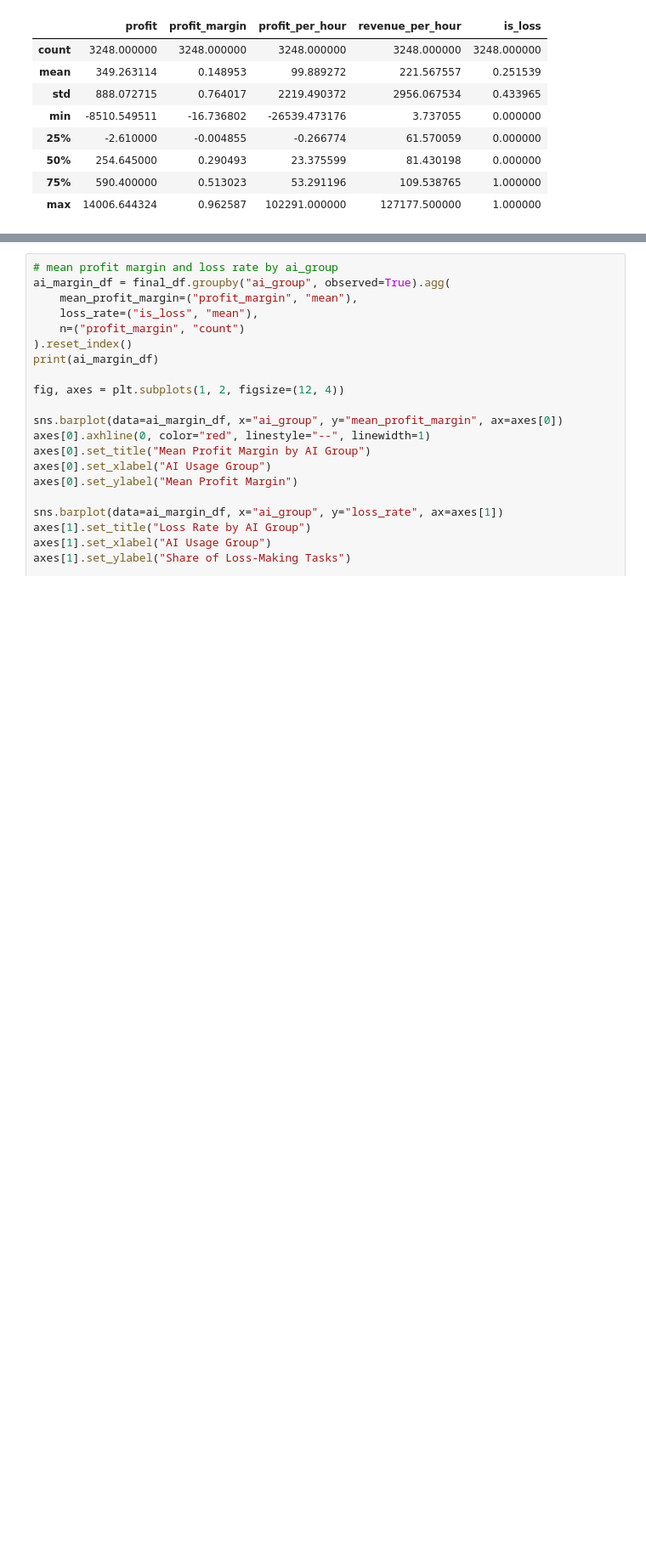
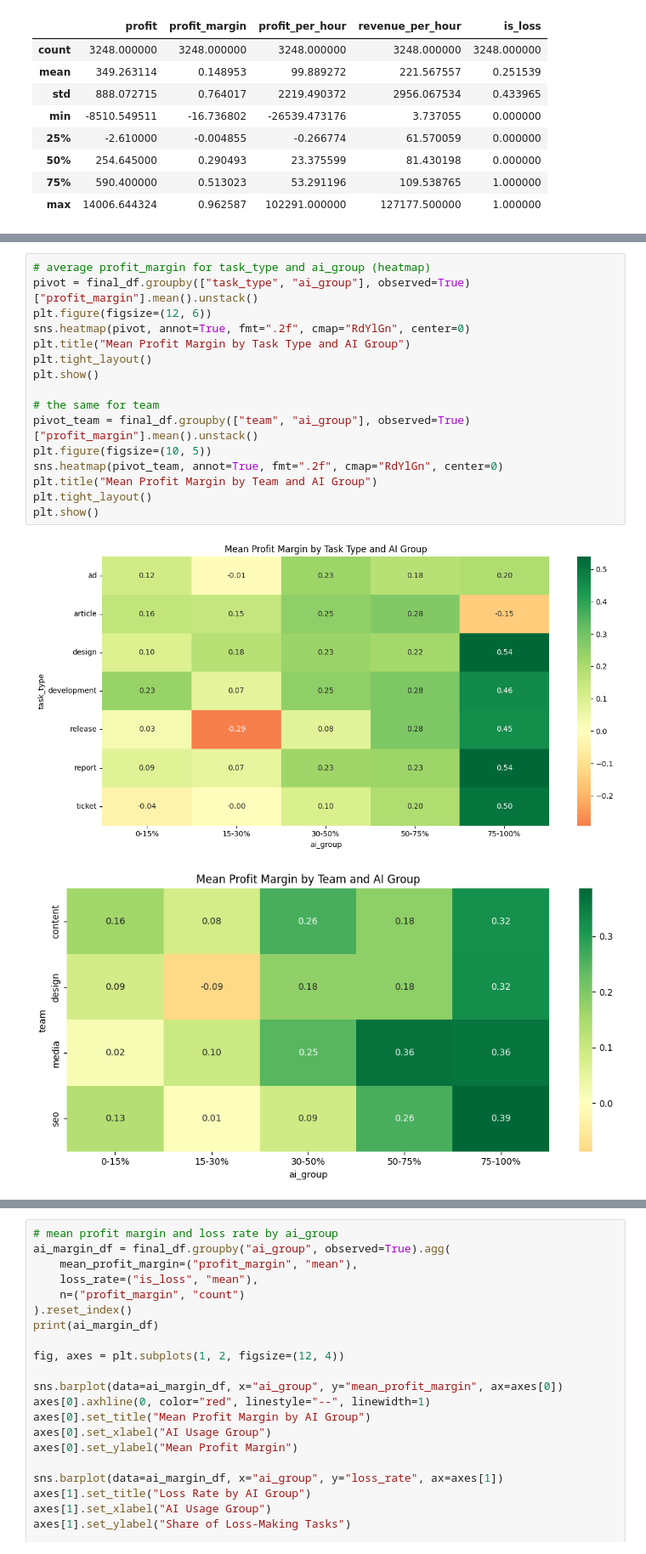
Before and after one commit to Cam-crt/FCM-Data-Alchemist, a Jupyter notebook: src/main_final.ipynb, the cells around one changed output, grey strips where cells are left out. Shown at 85% size. Saved outputs shown, nothing was run; the diff lists cells and outputs as text; blank space fills up the shorter version.

```diff
--- a/src/main_final.ipynb
+++ b/src/main_final.ipynb
@@ -798,0 +1014,19 @@ final_df[["profit", "profit_margin", "profit_per_hour", "revenue_per_hour", "is_
+# %%
+# average profit_margin for task_type and ai_group (heatmap)
+pivot = final_df.groupby(["task_type", "ai_group"], observed=True)["profit_margin"].mean().unstack()
+plt.figure(figsize=(12, 6))
+sns.heatmap(pivot, annot=True, fmt=".2f", cmap="RdYlGn", center=0)
+plt.title("Mean Profit Margin by Task Type and AI Group")
+plt.tight_layout()
+plt.show()
+
+# the same for team
+pivot_team = final_df.groupby(["team", "ai_group"], observed=True)["profit_margin"].mean().unstack()
+plt.figure(figsize=(10, 5))
+sns.heatmap(pivot_team, annot=True, fmt=".2f", cmap="RdYlGn", center=0)
+plt.title("Mean Profit Margin by Team and AI Group")
+plt.tight_layout()
+plt.show()
+# %% [output]
+[figure, added]
+[figure, added]
```
Also changed, not shown: parts of 78 cells of this notebook, 4 other files.
